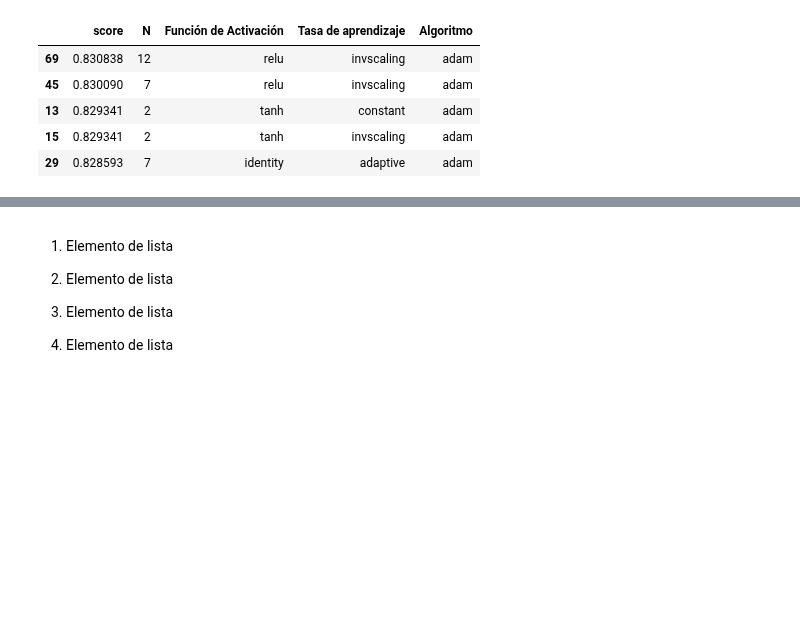
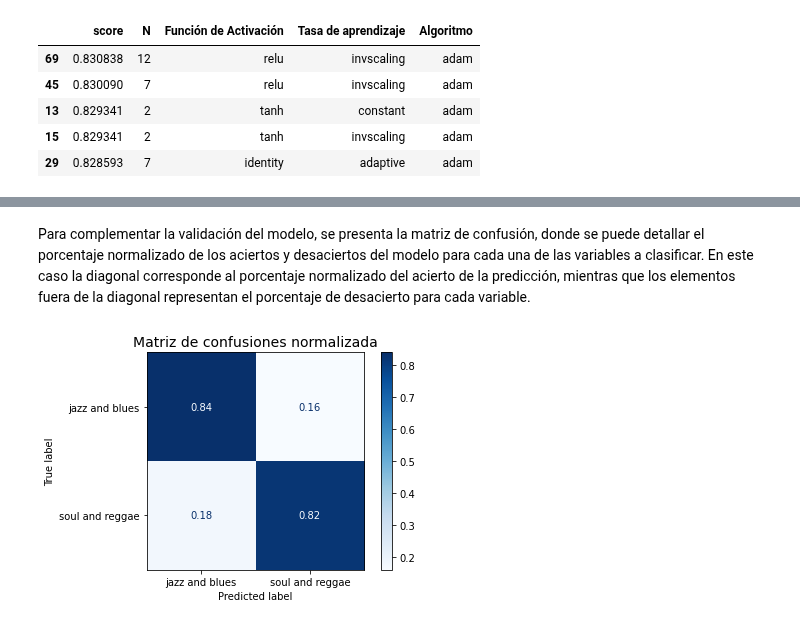
Before and after one commit to andresenrique08/ML_2020, a Jupyter notebook: Reto 3/Reto3_v1.ipynb, the cells around one changed output, grey strips where cells are left out. Drawn from its saved outputs; the diff is of its cells as text; code cells hidden in the pictures; blank space fills up the shorter version.

```diff
--- a/Reto 3/Reto3_v1.ipynb
+++ b/Reto 3/Reto3_v1.ipynb
@@ -361,10 +405,12 @@ x_train.shape
-# %% [markdown]
-
-
-1.   Elemento de lista
-
-1.   Elemento de lista
-2.   Elemento de lista
-
-
-2.   Elemento de lista
+# %% [markdown]
+Para complementar la validación del modelo, se presenta la matriz de confusión, donde se puede detallar el porcentaje normalizado de los aciertos y desaciertos del modelo para cada una de las variables a clasificar. En este caso la diagonal corresponde al porcentaje normalizado del acierto de la predicción, mientras que los elementos fuera de la diagonal representan el porcentaje de desacierto para cada variable.
+# %%
+#y_pred = Hidden_1L.predict(x_test)
+class_names = ['jazz and blues','soul and reggae']
+plot_confusion_matrix(Hidden_1L, x_test, y_test,
+                                 display_labels=class_names,
+                                 cmap=plt.cm.Blues, normalize = 'true')
+plt.title('Matriz de confusiones normalizada', fontsize = 14)
+plt.show()
+# %% [output]
+[figure, added]
```
Also changed, not shown: parts of 44 cells of this notebook.
